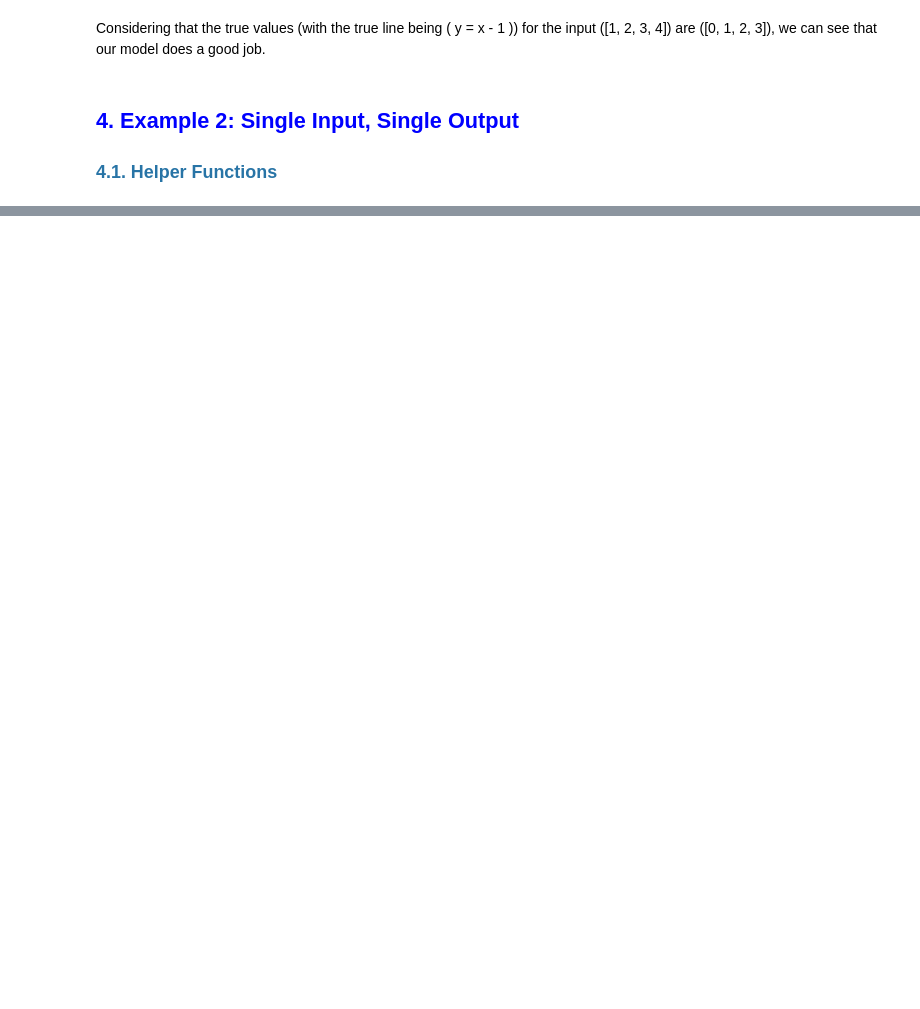
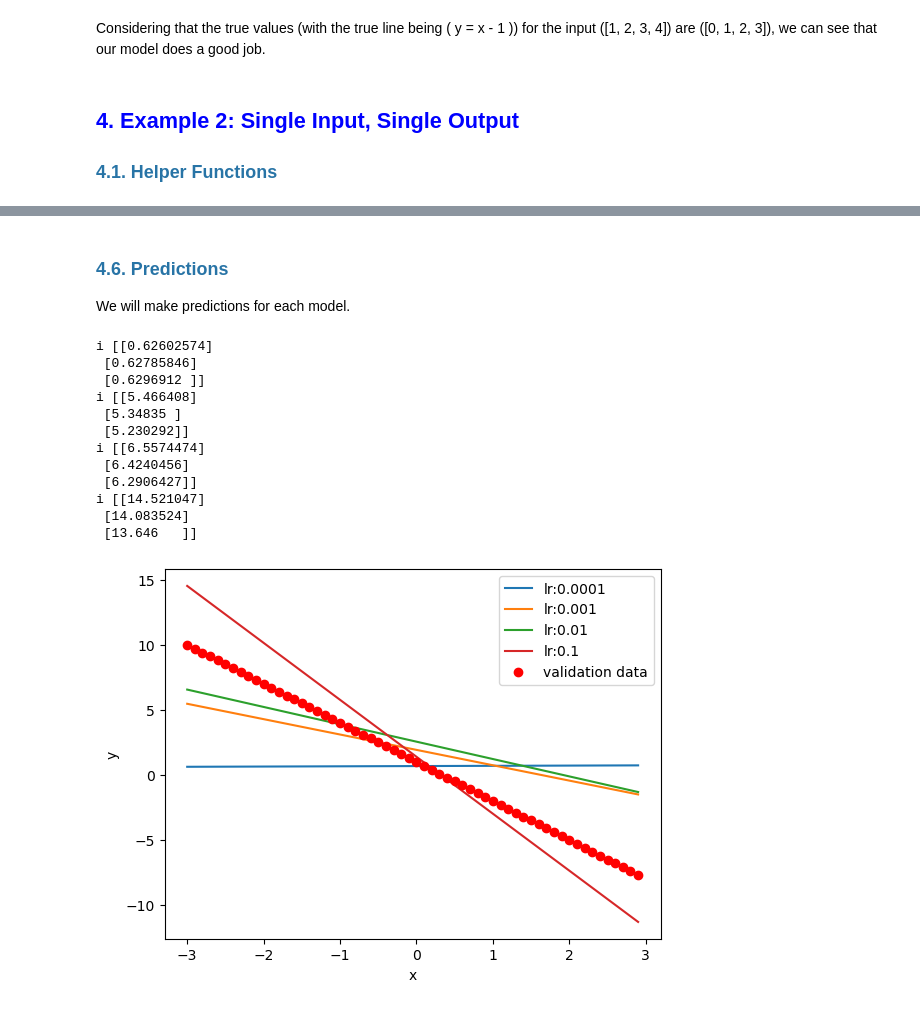
Before and after one commit to MNGARCIA085/AI-Frameworks-Learning, a Jupyter notebook: PyTorch/5. Regression/Regression.ipynb, the cells around one changed output, grey strips where cells are left out. Drawn from its saved outputs; the diff is of its cells as text; code cells hidden in the pictures; blank space fills up the shorter version.

```diff
--- a/PyTorch/5. Regression/Regression.ipynb
+++ b/PyTorch/5. Regression/Regression.ipynb
@@ -523,0 +729,53 @@ Considering that the true values (with the true line being \( y = x - 1 \)) for
+# %% [markdown]
+<a name="4.6"></a>
+### <font color='#2874a6'> <b> 4.6. Predictions </b> </font>
+
+We will make predictions for each model.
+# %%
+def make_predictions(models, learning_rates):
+    # Initialize index for iteration
+    i = 0
+
+    # Iterate through the models and their corresponding learning rates
+    for model, learning_rate in zip(models, learning_rates):
+        # Make predictions (yhat) using the model on the validation data features (val_data.x)
+        yhat = model(val_data.x)
+
+        # Plot the predictions (yhat) against the validation data features (val_data.x)
+        # .detach() is used to remove the tensor from the computation graph for visualization
+        # .numpy() converts the tensor to a numpy array for plotting
+        plt.plot(val_data.x.numpy(), yhat.detach().numpy(), label='lr:' + str(learning_rate))
+
+        # Print the first 3 predicted values for debugging purposes
+        print('i', yhat.detach().numpy()[0:3])
+
+    # Plot the actual validation data (f) as red circles ('or')
+    # This shows the true values of the validation data for comparison
+    plt.plot(val_data.x.numpy(), val_data.f.numpy(), 'or', label='validation data')
+
+    # Add labels for the x-axis and y-axis
+    plt.xlabel('x')
+    plt.ylabel('y')
+
+    # Display a legend that shows the learning rates for each model
+    plt.legend()
+
+    # Show the plot
+    plt.show()
+
+
+make_predictions(res_models, learning_rates)
+# %% [output]
+i [[0.62602574]
+ [0.62785846]
+ [0.6296912 ]]
+i [[5.466408]
+ [5.34835 ]
+ [5.230292]]
+i [[6.5574474]
+ [6.4240456]
+ [6.2906427]]
+i [[14.521047]
+ [14.083524]
+ [13.646   ]]
+[figure, added]
```
Also changed, not shown: parts of 46 cells of this notebook.
